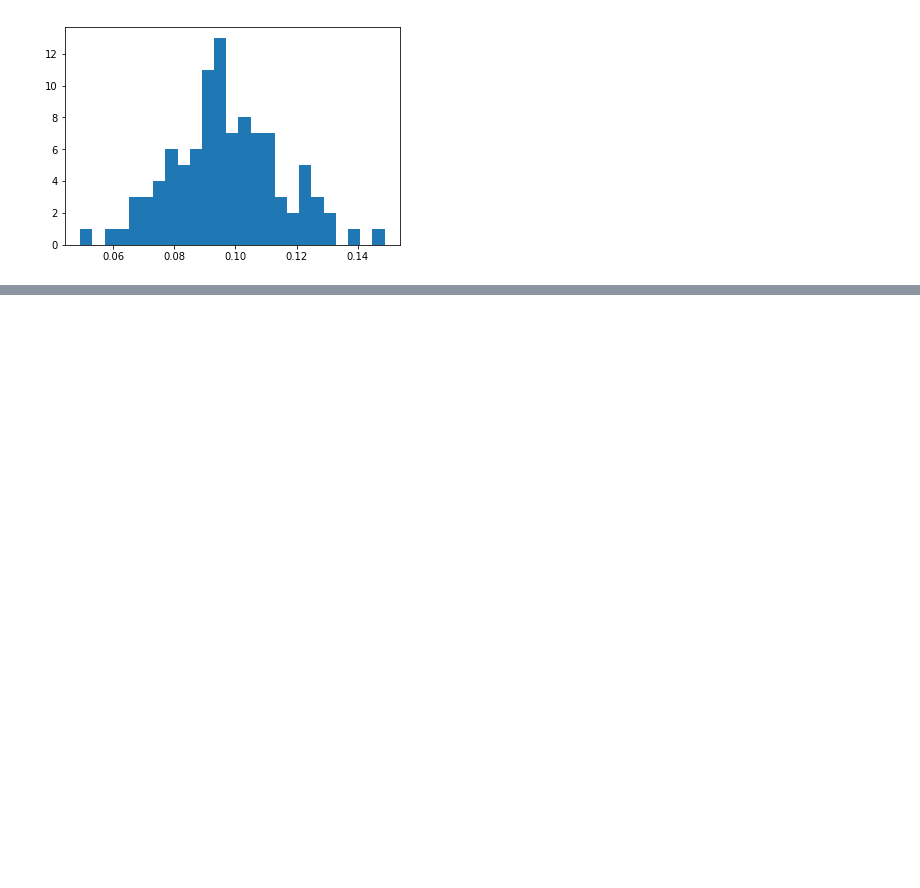
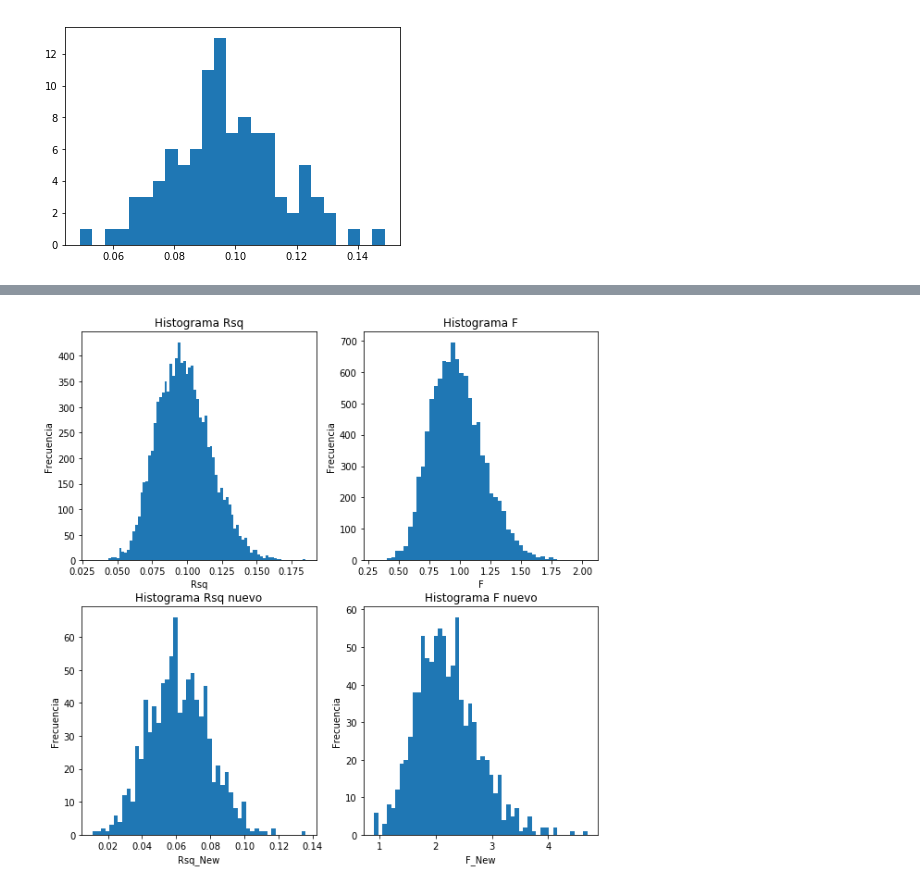
Before and after one commit to SantiagoBeltran/SantiagoBeltran_Ejercicio19, a Jupyter notebook: EjercicioLab10.ipynb, the cells around one changed output, grey strips where cells are left out. Drawn from its saved outputs; the diff is of its cells as text; code cells hidden in the pictures; blank space fills up the shorter version.

Commit message:
Notebook de itración ANOVA

```diff
--- a/EjercicioLab10.ipynb
+++ b/EjercicioLab10.ipynb
@@ -128,0 +126,26 @@ paila
+# %%
+import matplotlib.pyplot as plt
+plt.figure(figsize=(10,10))
+plt.subplot(2,2,1)
+_=plt.hist(listR,bins=80)
+plt.xlabel("Rsq")
+plt.ylabel("Frecuencia")
+plt.title("Histograma Rsq")
+plt.subplot(2,2,2)
+_=plt.hist(listF,bins=50)
+plt.xlabel("F")
+plt.ylabel("Frecuencia")
+plt.title("Histograma F")
+plt.subplot(2,2,3)
+_=plt.hist(listR_new,bins=50)
+plt.xlabel("Rsq_New")
+plt.ylabel("Frecuencia")
+plt.title("Histograma Rsq nuevo")
+plt.subplot(2,2,4)
+_=plt.hist(listF_new,bins=50)
+plt.xlabel("F_New")
+plt.ylabel("Frecuencia")
+plt.title("Histograma F nuevo")
+plt.savefig("TestANOVA1.png")
+# %% [output]
+[figure, added]
```
Also changed, not shown: parts of 2 cells of this notebook.
